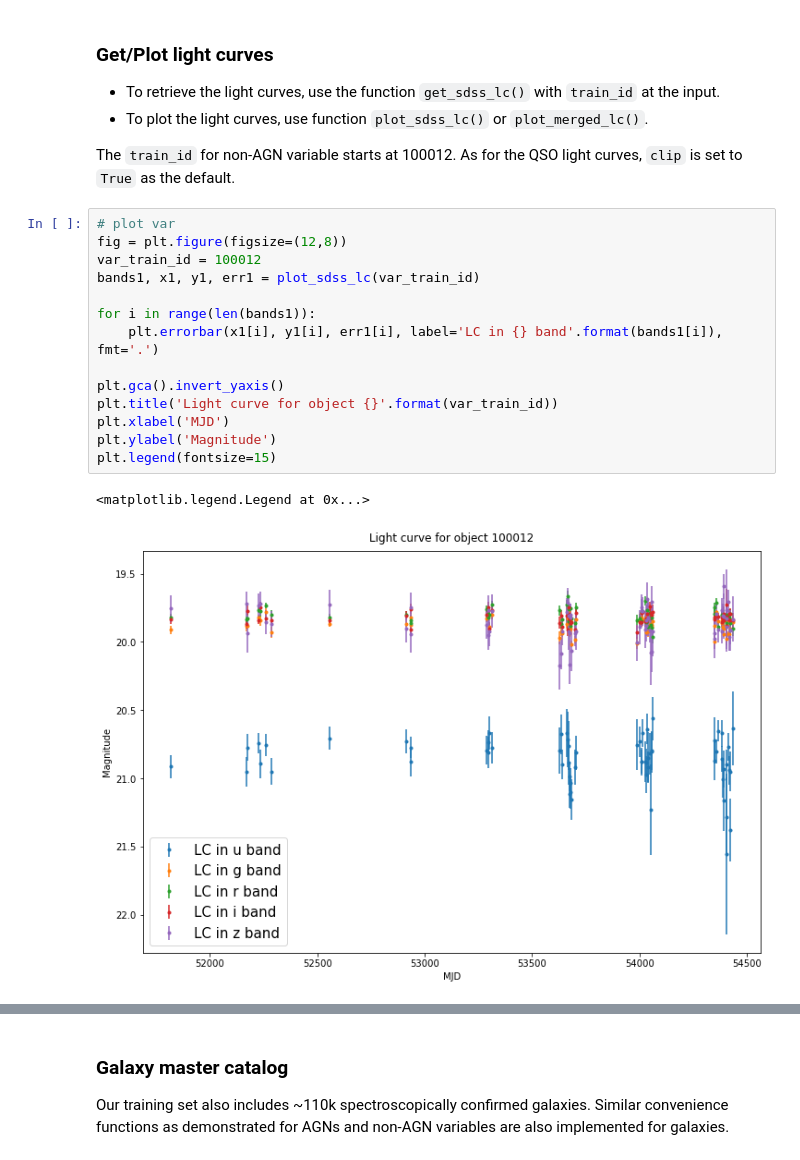
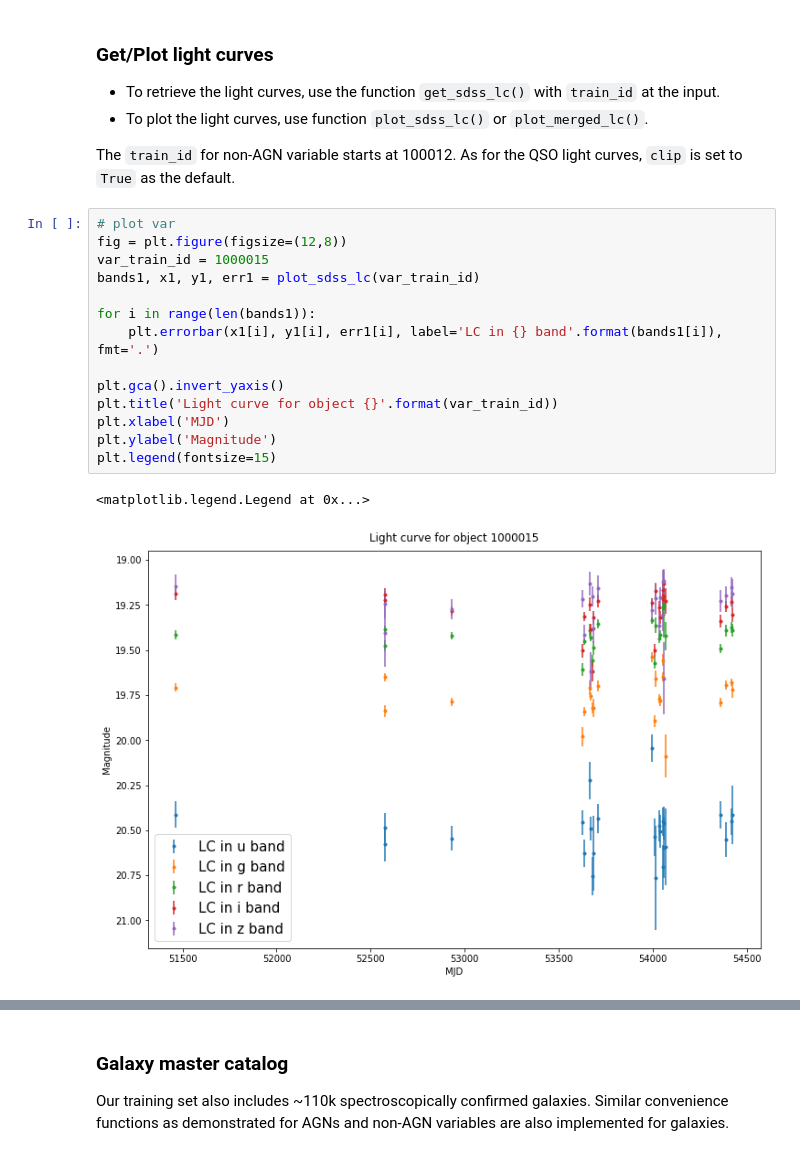
Before and after one commit to RichardsGroup/LSST_training, a Jupyter notebook: Script_NBs/00_Getting_started.ipynb, the cells around one changed output, grey strips where cells are left out. Cells and saved outputs as stored; diff of their text form.

```diff
--- a/Script_NBs/00_Getting_started.ipynb
+++ b/Script_NBs/00_Getting_started.ipynb
@@ -332,20 +314,20 @@ The `train_id` for non-AGN variable starts at 100012. As for the QSO light curve
 # %%
 # plot var
 fig = plt.figure(figsize=(12,8))
-var_train_id = 100012
+var_train_id = 1000015
 bands1, x1, y1, err1 = plot_sdss_lc(var_train_id)
 
 for i in range(len(bands1)):
     plt.errorbar(x1[i], y1[i], err1[i], label='LC in {} band'.format(bands1[i]), fmt='.')
 
 plt.gca().invert_yaxis()
 plt.title('Light curve for object {}'.format(var_train_id))
 plt.xlabel('MJD')
 plt.ylabel('Magnitude')
 plt.legend(fontsize=15)
 # %% [output]
 <matplotlib.legend.Legend at 0x...>
-[figure, old version]
+[figure, new version]
 # %%
 # plot gri merged light curve
 fig = plt.figure(figsize=(12,6))
```
Also changed, not shown: parts of 16 cells of this notebook, 1 other file.
